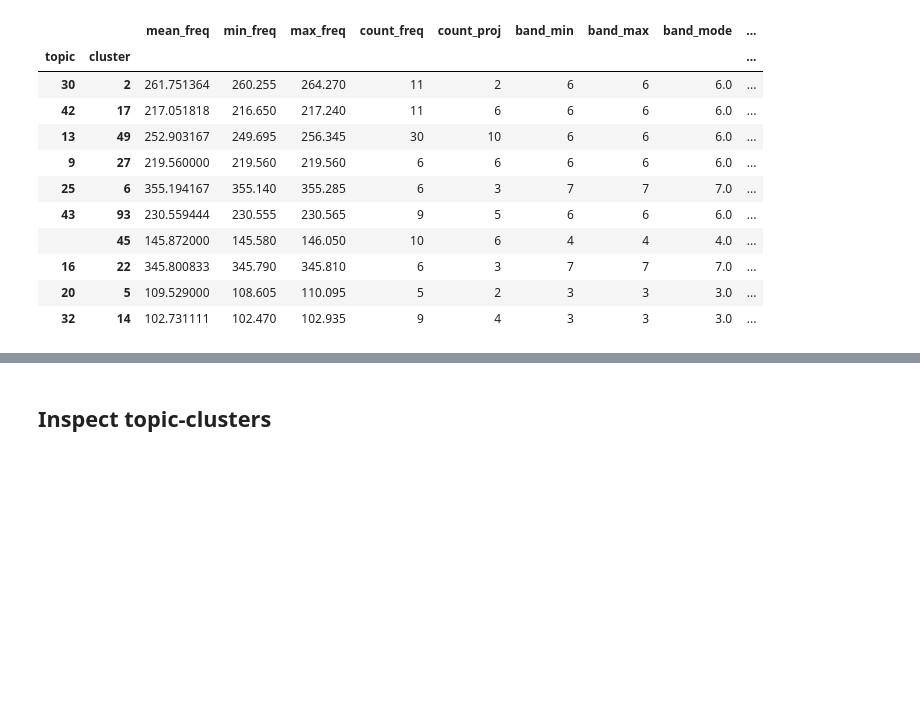
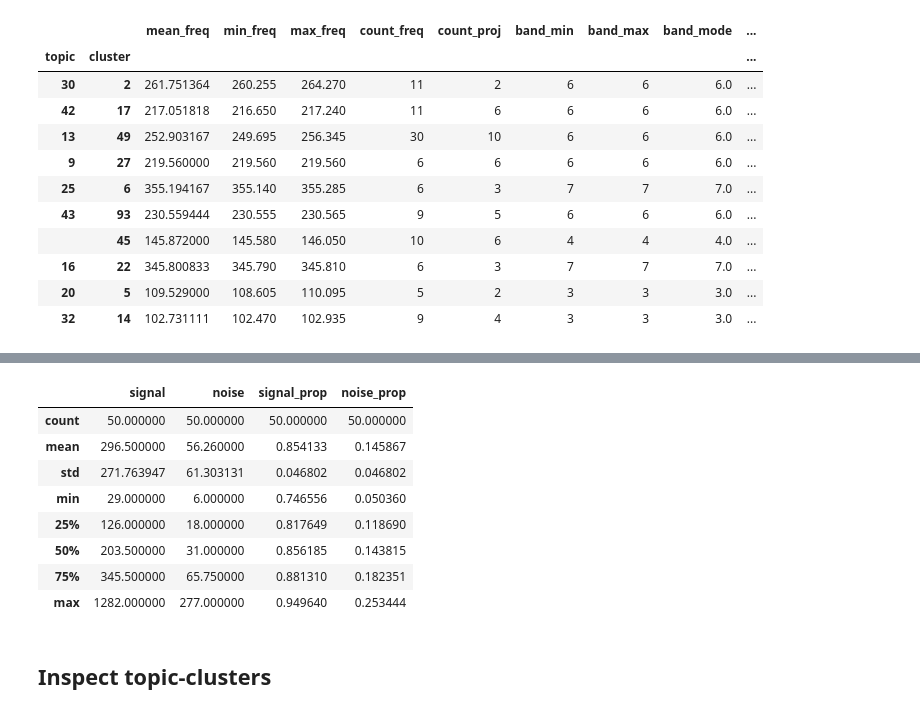
Before and after one commit to rlipps/NRAO_Capstone, a Jupyter notebook: model_notebooks/Full_Model_Updated_Data_Input.ipynb, the cells around one changed output, grey strips where cells are left out. Saved outputs shown, nothing was run; the diff lists cells and outputs as text; code cells hidden in the pictures; blank space fills up the shorter version.

```diff
--- a/model_notebooks/Full_Model_Updated_Data_Input.ipynb
+++ b/model_notebooks/Full_Model_Updated_Data_Input.ipynb
@@ -797,3 +833,15 @@ topic_cluster_stats.sample(10)
+# %%
+signal_noise_frame.describe()
+# %% [output]
+|  | signal | noise | signal_prop | noise_prop |
+| count | 50.000000 | 50.000000 | 50.000000 | 50.000000 |
+| mean | 296.500000 | 56.260000 | 0.854133 | 0.145867 |
+| std | 271.763947 | 61.303131 | 0.046802 | 0.046802 |
+| min | 29.000000 | 6.000000 | 0.746556 | 0.050360 |
+| 25% | 126.000000 | 18.000000 | 0.817649 | 0.118690 |
+| 50% | 203.500000 | 31.000000 | 0.856185 | 0.143815 |
+| 75% | 345.500000 | 65.750000 | 0.881310 | 0.182351 |
+| max | 1282.000000 | 277.000000 | 0.949640 | 0.253444 |
 # %% [markdown]
 ## Inspect topic-clusters
 # %%
```
Also changed, not shown: parts of 5 cells of this notebook.
